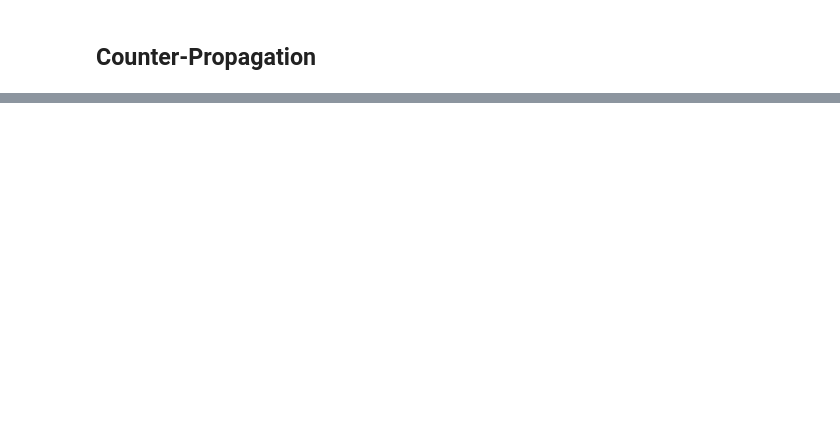
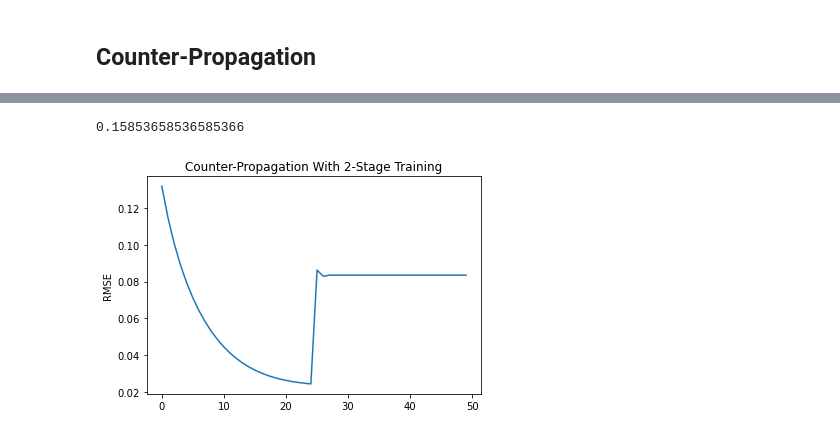
Before and after one commit to ajbarrows/tcors_ub, a Jupyter notebook: src/notebooks/tcors_analysis.ipynb, the cells around one changed output, grey strips where cells are left out. Saved outputs shown, nothing was run; the diff lists cells and outputs as text; code cells hidden in the pictures; blank space fills up the shorter version.

Commit message:
counterprop

```diff
--- a/src/notebooks/tcors_analysis.ipynb
+++ b/src/notebooks/tcors_analysis.ipynb
@@ -126,0 +179,7 @@ nonic_split = {
+# %%
+y_train_onehot = onehot_output(y_train['prp_change_bin_label'])
+mod = train_model(
+    np.array(X_train_without_nic),
+    y_train_onehot,
+    n_hidden = len(X_train),
+    epochs=25)
@@ -126,0 +197,12 @@ nonic_split = {
+# %%
+f1_score(y_train['prp_change_bin_label'], np.argmax(mod.outputs, axis=1), average = 'micro')
+# %% [output]
+0.15853658536585366
+# %%
+plt.plot(mod.rmse_values)
+plt.ylabel("RMSE")
+plt.title("Counter-Propagation With 2-Stage Training")
+plt.savefig("../../reports/figures/counterprop_train.png", dpi = 300)
+plt.show()
+# %% [output]
+[figure, added]
```
Also changed, not shown: parts of 13 cells of this notebook, 9 other files.
